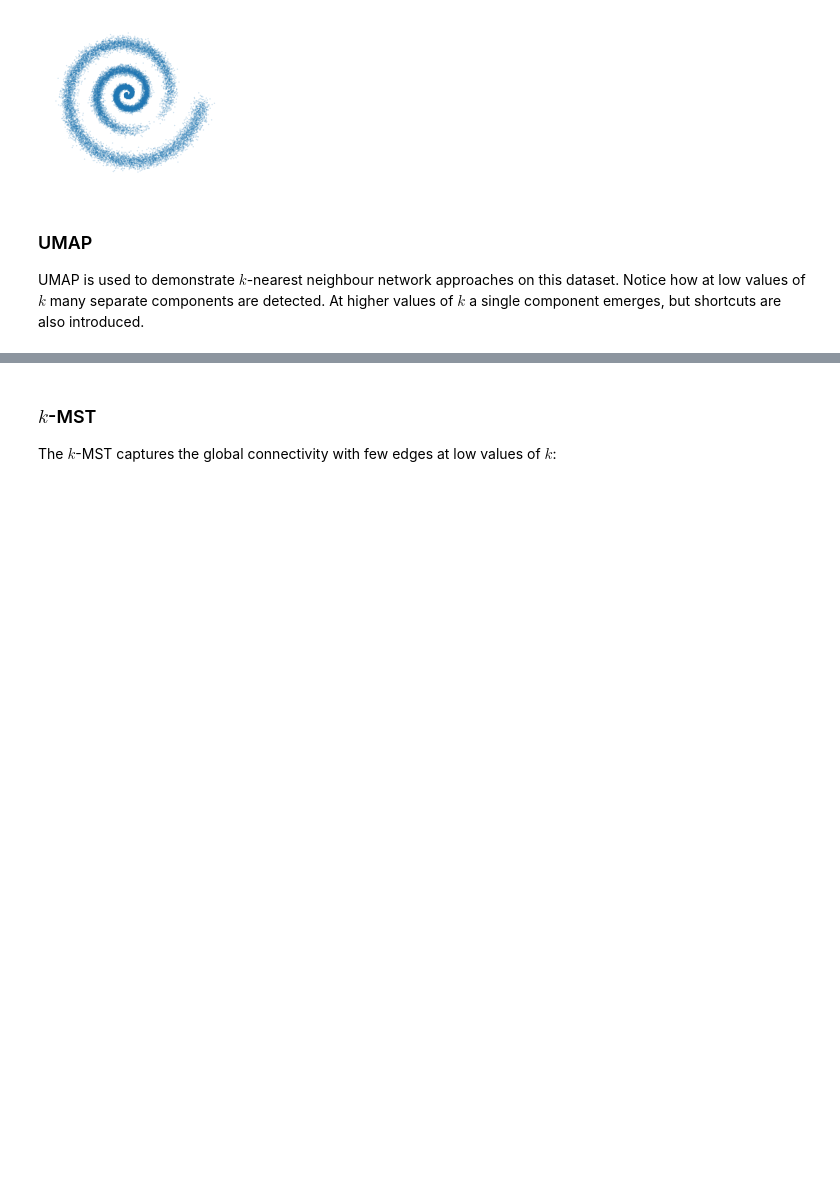
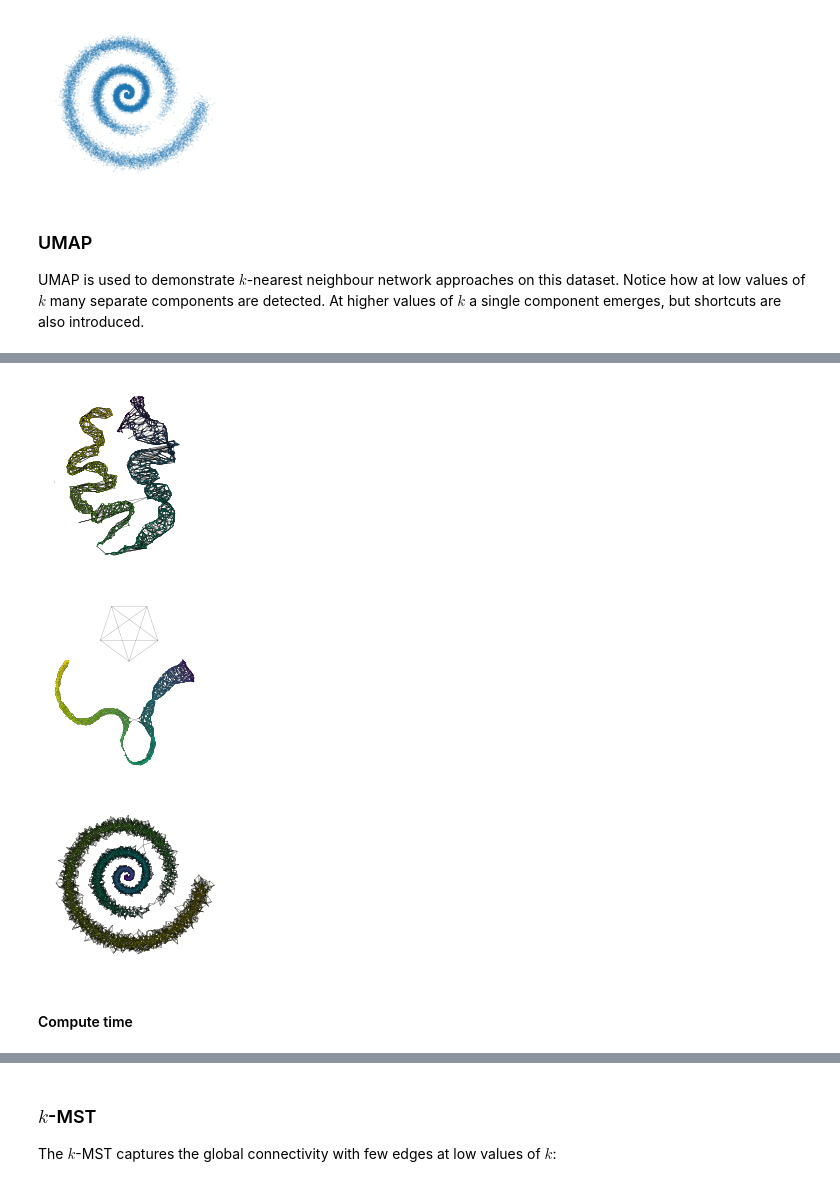
Before and after one commit to vda-lab/multi_mst, a Jupyter notebook: notebooks/Demo spiral.ipynb, the cells around one changed output, grey strips where cells are left out. Drawn from its saved outputs; the diff is of its cells as text; code cells hidden in the pictures; blank space fills up the shorter version.

```diff
--- a/notebooks/Demo spiral.ipynb
+++ b/notebooks/Demo spiral.ipynb
@@ -109,0 +125,8 @@ for k in [2, 5]:
+# %%
+run_umap(5)
+# %% [output]
+[figure, added]
+[figure, added]
+[figure, added]
+# %% [markdown]
+#### Compute time
```
Also changed, not shown: parts of 18 cells of this notebook, 44 other files.
